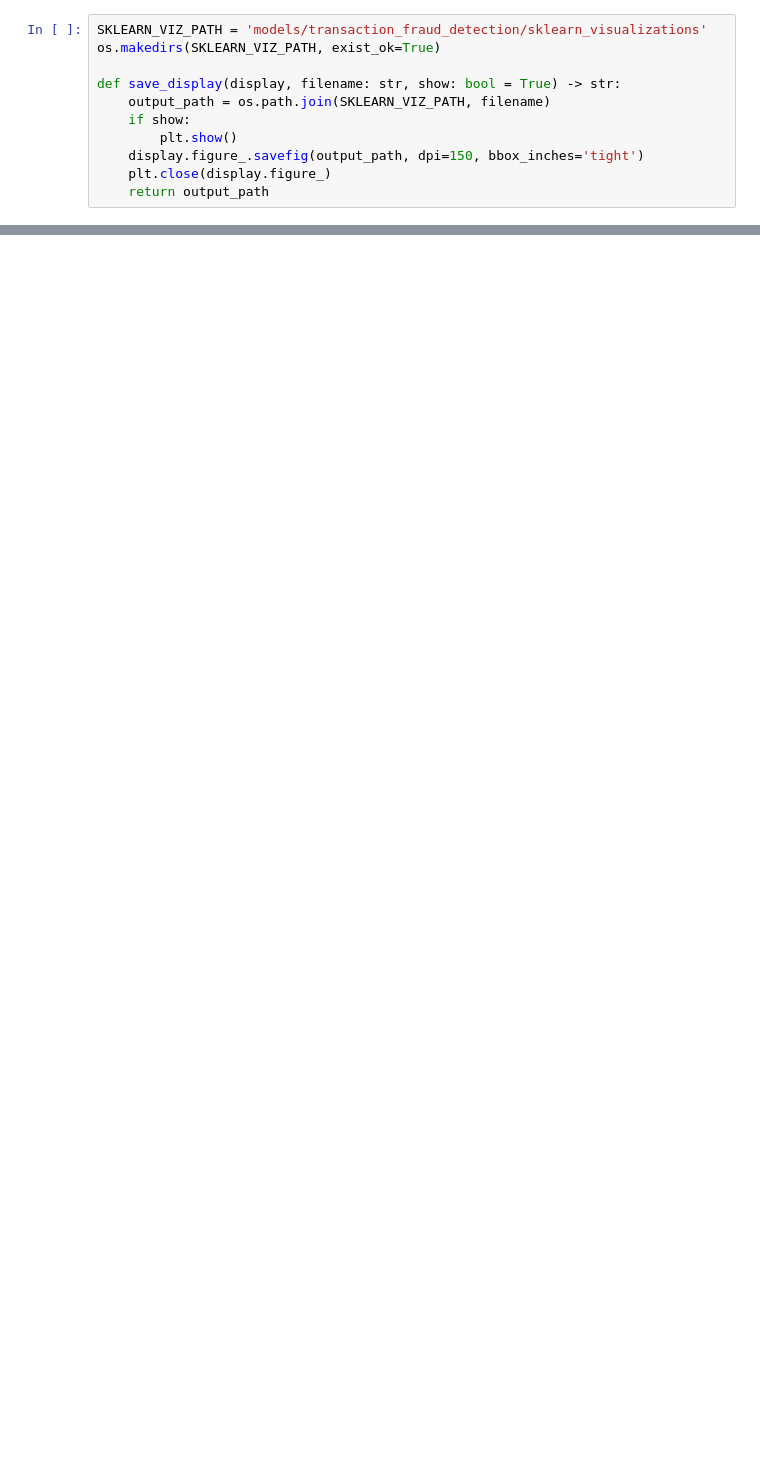
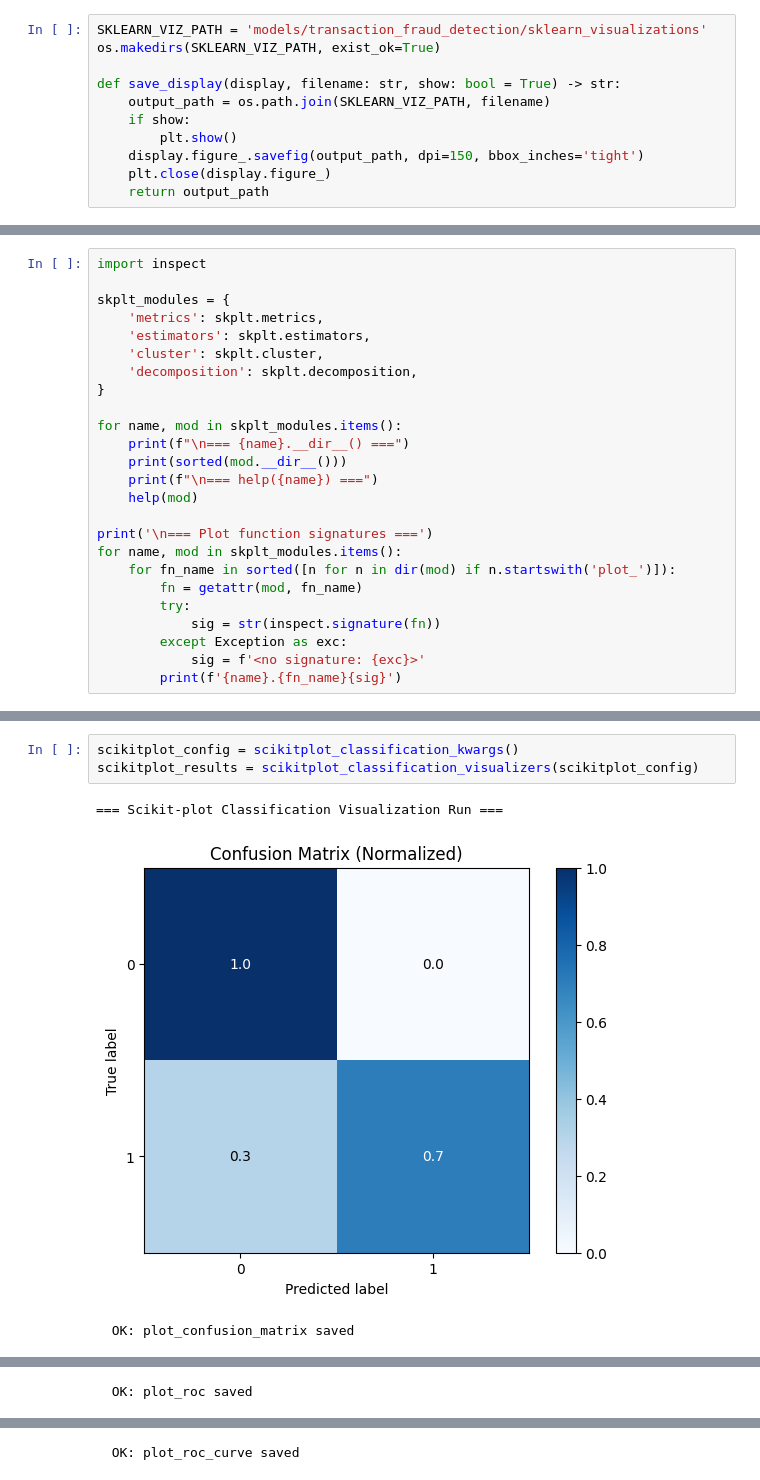
Before and after one commit to rafaelcoelho1409/COELHORealTime, a Jupyter notebook: notebooks/019_sklearn_duckdb_sql_classification_sklearn_viz.ipynb, the cells around one changed output, grey strips where cells are left out. Saved outputs shown, nothing was run; the diff lists cells and outputs as text; blank space fills up the shorter version.

```diff
--- a/notebooks/019_sklearn_duckdb_sql_classification_sklearn_viz.ipynb
+++ b/notebooks/019_sklearn_duckdb_sql_classification_sklearn_viz.ipynb
@@ -525,0 +774,25 @@ results = sklearn_classification_visualizers(viz_config)
+# %%
+import inspect
+
+skplt_modules = {
+    'metrics': skplt.metrics,
+    'estimators': skplt.estimators,
+    'cluster': skplt.cluster,
+    'decomposition': skplt.decomposition,
+}
+
+for name, mod in skplt_modules.items():
+    print(f"\n=== {name}.__dir__() ===")
+    print(sorted(mod.__dir__()))
+    print(f"\n=== help({name}) ===")
+    help(mod)
+
+print('\n=== Plot function signatures ===')
+for name, mod in skplt_modules.items():
+    for fn_name in sorted([n for n in dir(mod) if n.startswith('plot_')]):
+        fn = getattr(mod, fn_name)
+        try:
+            sig = str(inspect.signature(fn))
+        except Exception as exc:
+            sig = f'<no signature: {exc}>'
+        print(f'{name}.{fn_name}{sig}')
@@ -525,0 +1058,7 @@ results = sklearn_classification_visualizers(viz_config)
+# %%
+scikitplot_config = scikitplot_classification_kwargs()
+scikitplot_results = scikitplot_classification_visualizers(scikitplot_config)
+# %% [output]
+=== Scikit-plot Classification Visualization Run ===
+[figure, added]
+  OK: plot_confusion_matrix saved
@@ -525,0 +1066 @@ results = sklearn_classification_visualizers(viz_config)
+  OK: plot_roc saved
@@ -525,0 +1068 @@ results = sklearn_classification_visualizers(viz_config)
+  OK: plot_roc_curve saved
```
Also changed, not shown: parts of 14 cells of this notebook, 34 other files.
